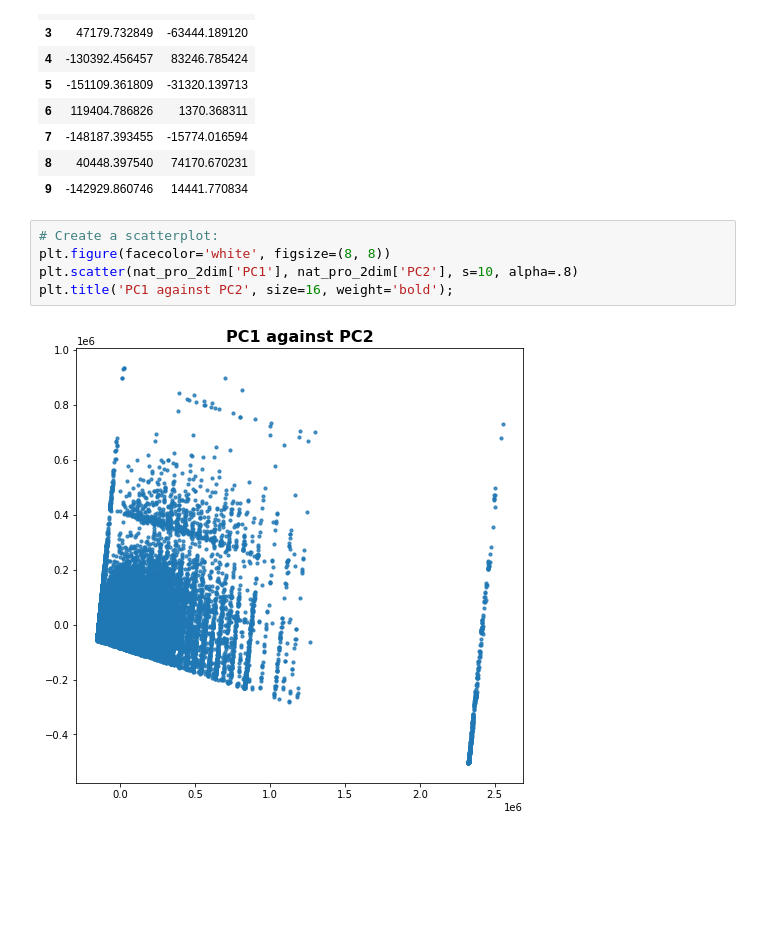
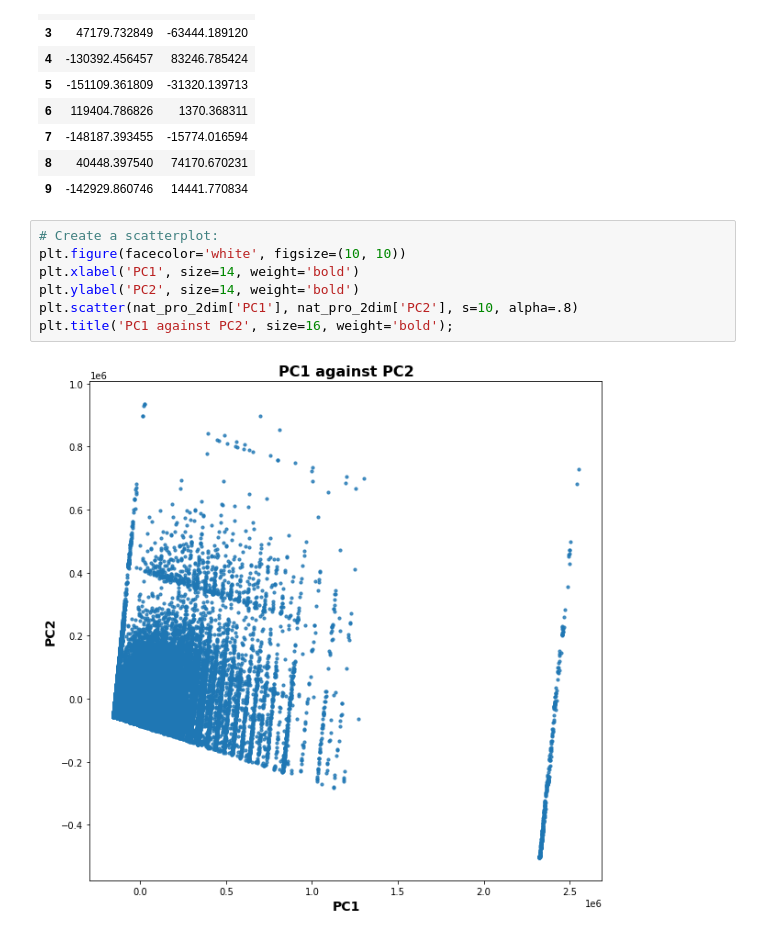
Before and after one commit to bloominstituteoftechnology/DS-Unit-1-Sprint-3-Linear-Algebra, a Jupyter notebook: module3-dimensionality-reduction/LS_DS_133_High_Dimensional_Data_Assignment.ipynb, the cells around one changed output. Saved outputs shown, nothing was run; the diff lists cells and outputs as text; blank space fills up the shorter version.

```diff
--- a/module3-dimensionality-reduction/LS_DS_133_High_Dimensional_Data_Assignment.ipynb
+++ b/module3-dimensionality-reduction/LS_DS_133_High_Dimensional_Data_Assignment.ipynb
@@ -325,11 +452,13 @@ nat_pro_2dim.head(10)
 | 9 | -142929.860746 | 14441.770834 |
 # %%
 # Create a scatterplot:
-plt.figure(facecolor='white', figsize=(8, 8))
+plt.figure(facecolor='white', figsize=(10, 10))
+plt.xlabel('PC1', size=14, weight='bold')
+plt.ylabel('PC2', size=14, weight='bold')
 plt.scatter(nat_pro_2dim['PC1'], nat_pro_2dim['PC2'], s=10, alpha=.8)
 plt.title('PC1 against PC2', size=16, weight='bold');
 # %% [output]
-[figure, old version]
+[figure, new version]
 # %% [markdown]
 # Stretch Goals
 
```
Also changed, not shown: parts of 14 cells of this notebook.
